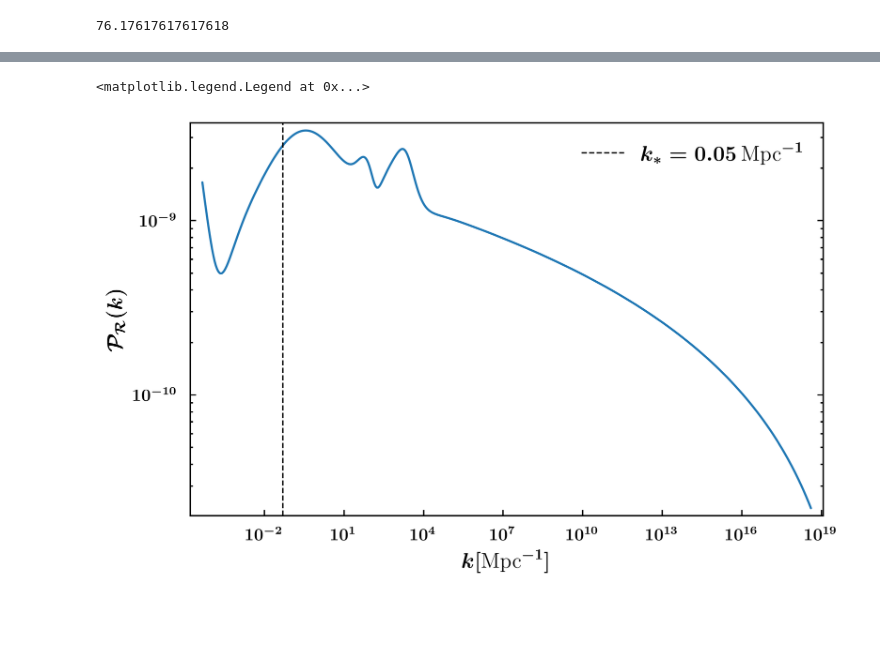
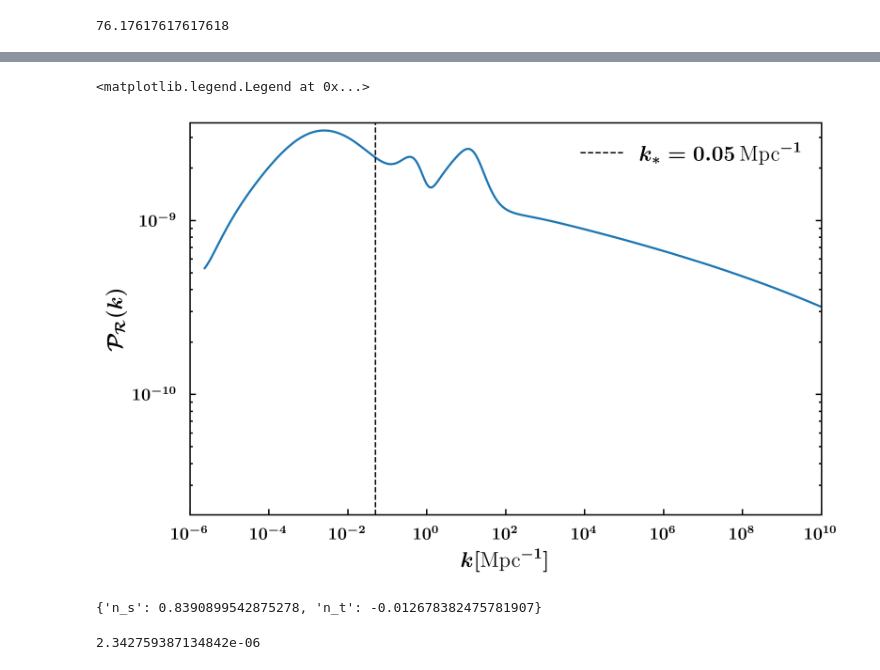
Before and after one commit to fpineda94/Higgs-R-2-inflation, a Jupyter notebook: examples/example1/example1.ipynb, the cells around one changed output, grey strips where cells are left out. Drawn from its saved outputs; the diff is of its cells as text; code cells hidden in the pictures; blank space fills up the shorter version.

```diff
--- a/examples/example1/example1.ipynb
+++ b/examples/example1/example1.ipynb
@@ -78,7 +78,7 @@ Nend
 # plt.legend()
 # #savefig('trajectory_estandar')
 # %%
-pert = Perturbations(potential, bg, N_CMB = 50)
+pert = Perturbations(potential, bg, N_CMB = 45)
 res = pert.compute_power_spectra1(k=0.05)
 print("-" * 30)
 print(f"P_R:       {res['P_R']:.4e}")
@@ -218,13 +227,21 @@ Ps_end = pert.Power_spectrum_end(save = True)
 # %%
 plt.loglog(pert.k_modes, Ps_end[0])
 
 plt.axvline(pert.k_CMB, linewidth = 1, linestyle = 'dashed', color = 'k', label = r"$k_* = 0.05\,\text{Mpc}^{-1}$")
-
+plt.xlim(1e-6, 1e10)
 plt.ylabel(r"$\mathcal{P}_\mathcal{R}(k)$")
 plt.xlabel(r"$k[\text{Mpc}^{-1}]$")
 
 plt.legend()
 #savefig('PS_adiabatic1')
 # %% [output]
 <matplotlib.legend.Legend at 0x...>
-[figure, old version]
+[figure, new version]
+# %%
+pert.Spectral_tilts
+# %% [output]
+{'n_s': 0.8390899542875278, 'n_t': -0.012678382475781907}
+# %%
+np.min(pert.k_modes)
+# %% [output]
+2.342759387134842e-06
```
Also changed, not shown: parts of 6 cells of this notebook, 33 other files.
